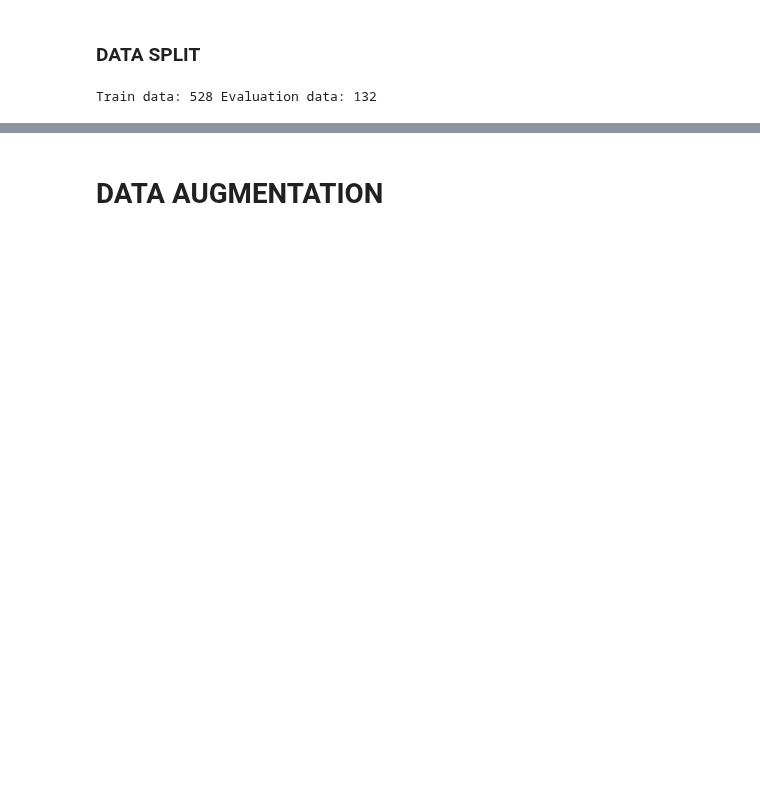
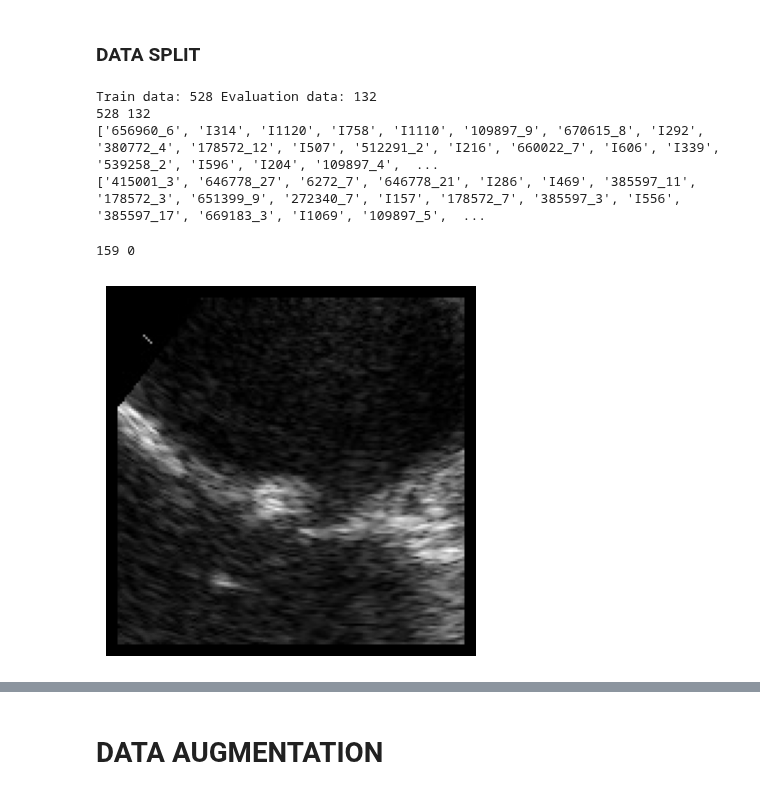
Before and after one commit to DanPinGar/python-machine-learning, a Jupyter notebook: emboendo_ML/embo_CNN_lab/CNN_labV3.ipynb, the cells around one changed output, grey strips where cells are left out. Saved outputs shown, nothing was run; the diff lists cells and outputs as text; code cells hidden in the pictures; blank space fills up the shorter version.

```diff
--- a/emboendo_ML/embo_CNN_lab/CNN_labV3.ipynb
+++ b/emboendo_ML/embo_CNN_lab/CNN_labV3.ipynb
@@ -96,6 +140,6 @@ recs=list(np.take(rcs, idx_permut))
 # %%
 if checking_on:
 
-    rec_elm='AUG_I70'
+    rec_elm='I54'
     idx=recs.index(rec_elm)
     print(idx,Yy_train[idx])
@@ -108,10 +156,33 @@ test_size=0.2
 
 X_train_spl, X_eval_spl, Y_train_spl, Y_eval_spl = train_test_split(Xx_train, Yy_train, test_size=test_size, shuffle=False) #,random_state=42)
 
+recs_train =recs[0:len(Y_train_spl)]
+recs_eval =recs[len(Y_train_spl)::]
+
+
 print('Train data:',len(Y_train_spl),'Evaluation data:',len(Y_eval_spl))
+print(len(recs_train),len(recs_eval))
+print(recs_train)
+print(recs_eval)
 if test_data:print('Test_len:',test_len)
 # %% [output]
 Train data: 528 Evaluation data: 132
+528 132
+['656960_6', 'I314', 'I1120', 'I758', 'I1110', '109897_9', '670615_8', 'I292', '380772_4', '178572_12', 'I507', '512291_2', 'I216', '660022_7', 'I606', 'I339', '539258_2', 'I596', 'I204', '109897_4',  ...
+['415001_3', '646778_27', '6272_7', '646778_21', 'I286', 'I469', '385597_11', '178572_3', '651399_9', '272340_7', 'I157', '178572_7', '385597_3', 'I556', '385597_17', '669183_3', 'I1069', '109897_5',  ...
+# %%
+if checking_on:
+
+    rec_elm='I54'
+    idx=recs_train.index(rec_elm)
+    print(idx,Y_train_spl[idx])
+# %% [output]
+159 0
+# %%
+
+if checking_on:fig_lib.vid_show(X_train_spl[idx],t_btw_frm=t_btw_frm)
+# %% [output]
+[figure, added]
 # %%
 # check data
 
```
Also changed, not shown: parts of 37 cells of this notebook, 3 other files.
